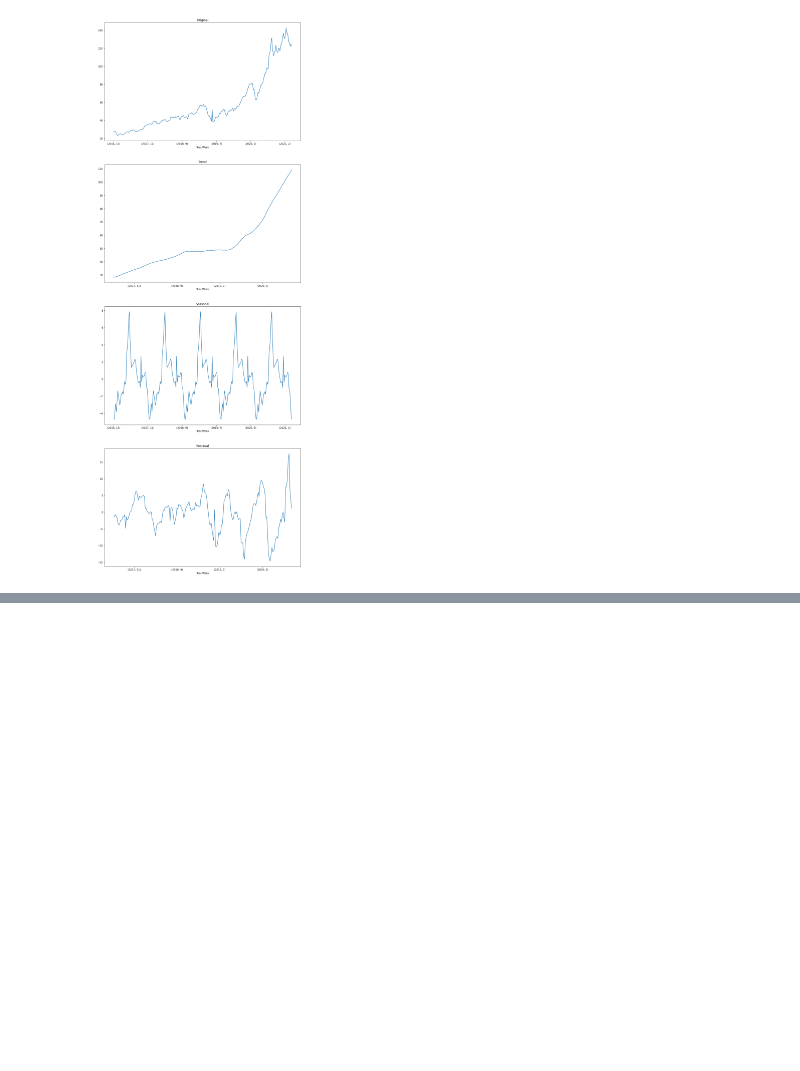
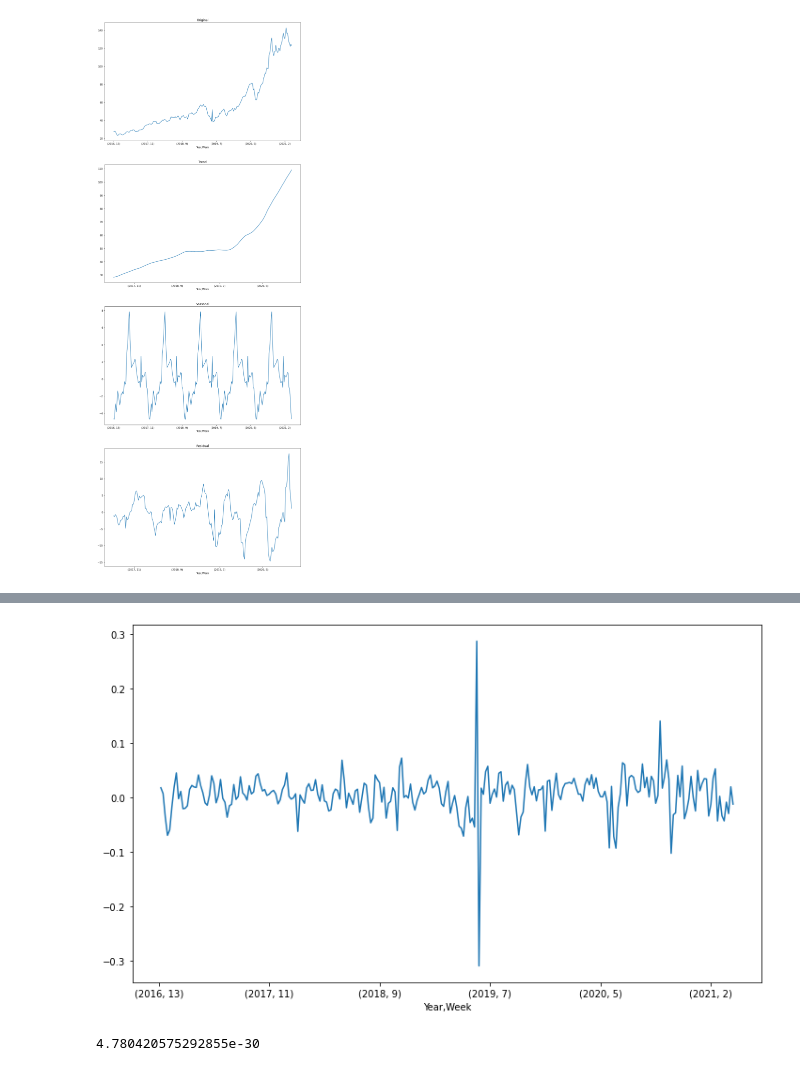
Before and after one commit to iliayar/ITMO, a Jupyter notebook: Term5/da/lab3/Untitled.ipynb, the cells around one changed output, grey strips where cells are left out. Drawn from its saved outputs; the diff is of its cells as text; code cells hidden in the pictures; blank space fills up the shorter version.

```diff
--- a/Term5/da/lab3/Untitled.ipynb
+++ b/Term5/da/lab3/Untitled.ipynb
@@ -166,0 +217,4 @@ from statsmodels.tsa.stattools import adfuller
+# %%
+df['HighLog'] = np.log(df['High'])
+df['HighLogDiff'] = df['HighLog'].diff()
+df.head()
@@ -166,0 +229,9 @@ from statsmodels.tsa.stattools import adfuller
+# %%
+df['HighLogDiff'].plot()
+plt.show()
+# %% [output]
+[figure, added]
+# %%
+adfuller(df['HighLogDiff'][1:])[1]
+# %% [output]
+4.780420575292855e-30
```
Also changed, not shown: parts of 43 cells of this notebook, 2 other files.
